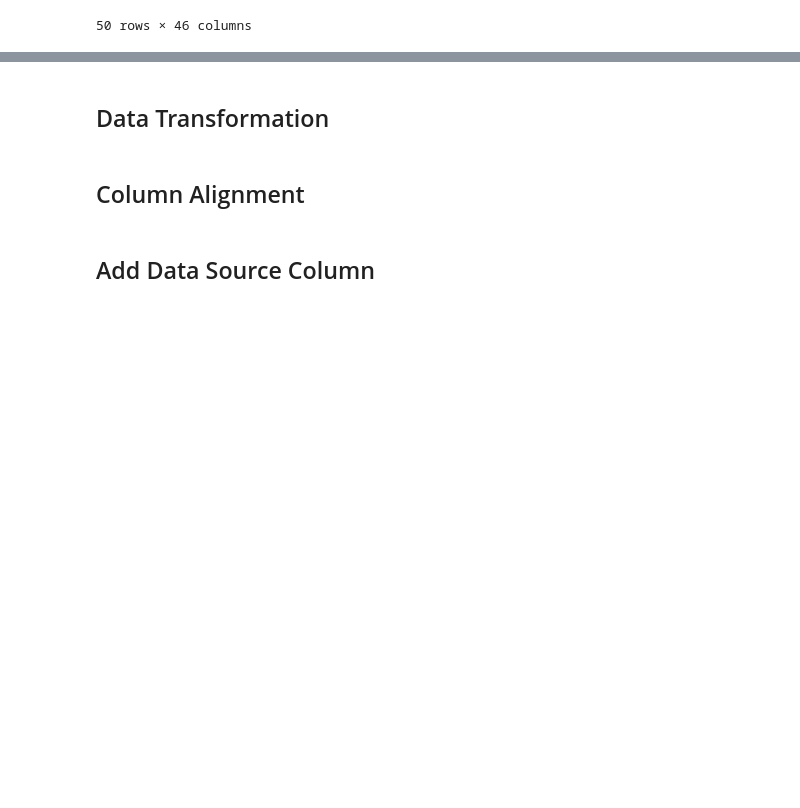
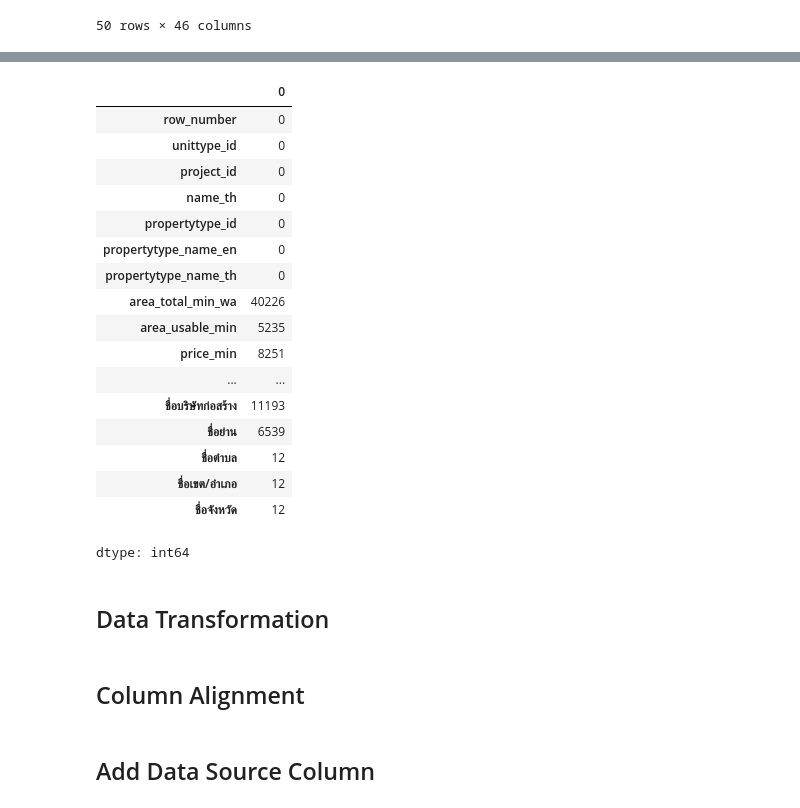
Before and after one commit to Patchaa119/BSC_DPDM2025, a Jupyter notebook: Ch3_Data_Preprocessing.ipynb, the cells around one changed output, grey strips where cells are left out. Cells and saved outputs as stored; diff of their text form; code cells hidden in the pictures; blank space fills up the shorter version.

```diff
--- a/Ch3_Data_Preprocessing.ipynb
+++ b/Ch3_Data_Preprocessing.ipynb
@@ -582,3 +619,24 @@ AttributeError: 'Series' object has no attribute 'set_index'
+# %%
+unit_df.isnull().sum()
+# %% [output]
+|  | 0 |
+| row_number | 0 |
+| unittype_id | 0 |
+| project_id | 0 |
+| name_th | 0 |
+| propertytype_id | 0 |
+| propertytype_name_en | 0 |
+| propertytype_name_th | 0 |
+| area_total_min_wa | 40226 |
+| area_usable_min | 5235 |
+| price_min | 8251 |
+| ... | ... |
+| ชื่อบริษัทก่อสร้าง | 11193 |
+| ชื่อย่าน | 6539 |
+| ชื่อตำบล | 12 |
+| ชื่อเขต/อำเภอ | 12 |
+| ชื่อจังหวัด | 12 |
+dtype: int64
 # %% [markdown]
 ## Data Transformation
 # %% [markdown]
```
Also changed, not shown: parts of 10 cells of this notebook.
